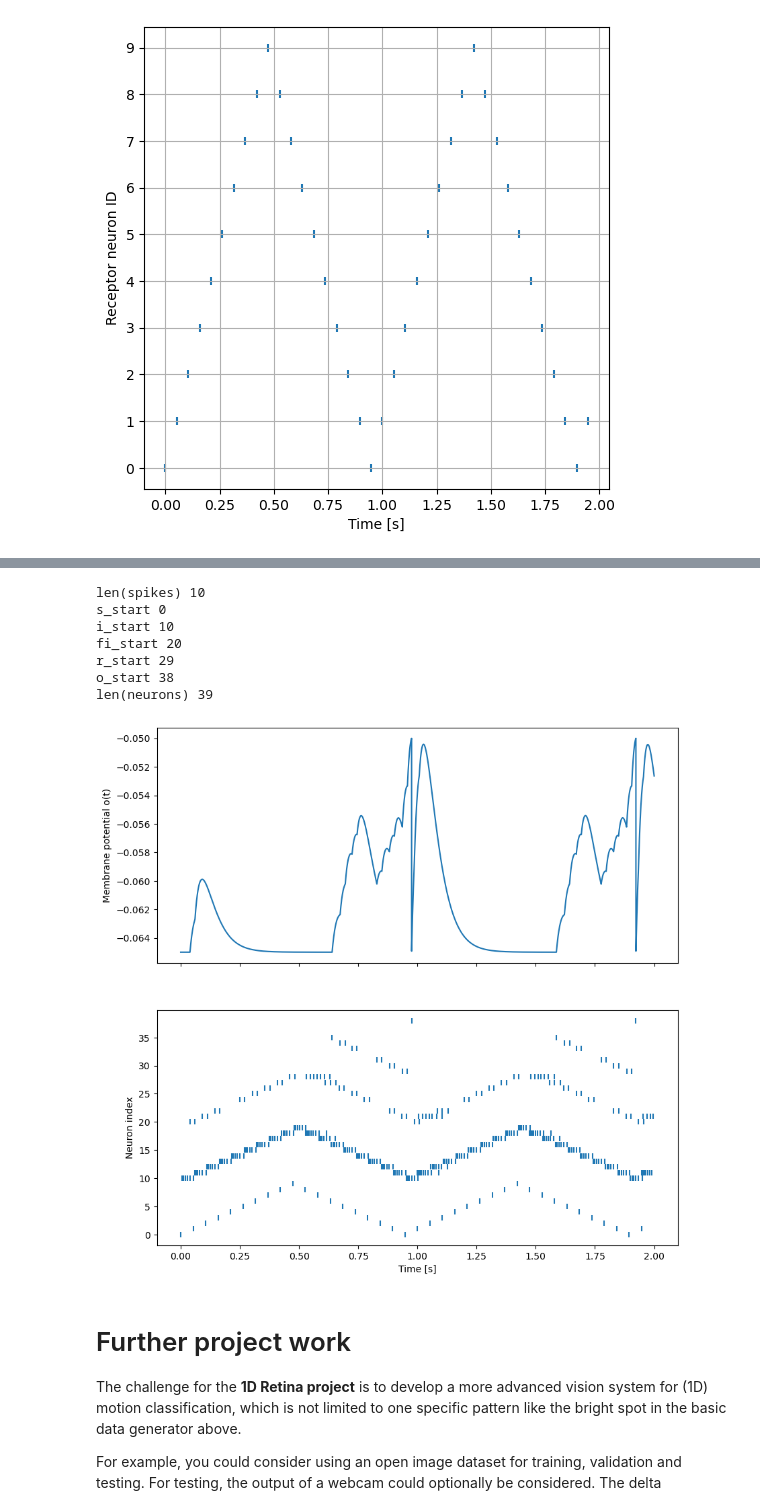
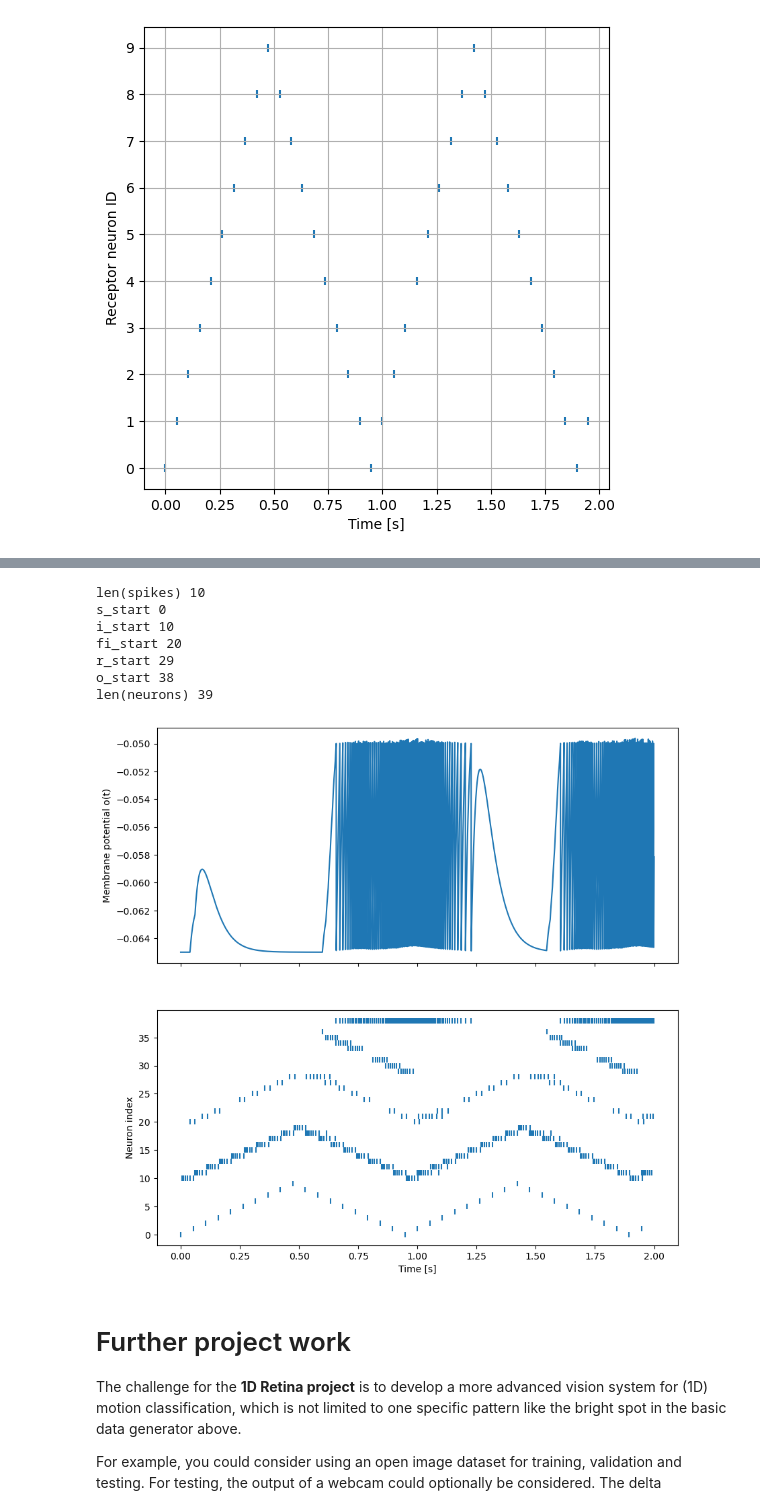
Before and after one commit to jakobkieri/D7046E_project, a Jupyter notebook: 1D_retina_sandbox.ipynb, the cells around one changed output, grey strips where cells are left out. Saved outputs shown, nothing was run; the diff lists cells and outputs as text; code cells hidden in the pictures.

```diff
--- a/1D_retina_sandbox.ipynb
+++ b/1D_retina_sandbox.ipynb
@@ -222,15 +222,15 @@ r[8]['w_syn'][1] = 200e-12
 
 o = lif_neuron(9)
 
-o['w_syn'][0] = 60e-12
-o['w_syn'][1] = 60e-12
-o['w_syn'][2] = 60e-12
-o['w_syn'][3] = 60e-12
-o['w_syn'][4] = 60e-12
-o['w_syn'][5] = 60e-12
-o['w_syn'][6] = 60e-12
-o['w_syn'][7] = 60e-12
-o['w_syn'][8] = 60e-12
+o['w_syn'][0] = 65e-12
+o['w_syn'][1] = 65e-12
+o['w_syn'][2] = 65e-12
+o['w_syn'][3] = 65e-12
+o['w_syn'][4] = 65e-12
+o['w_syn'][5] = 65e-12
+o['w_syn'][6] = 65e-12
+o['w_syn'][7] = 65e-12
+o['w_syn'][8] = 65e-12
 
 
 
@@ -284,34 +284,34 @@ while t < 2:
 
     ts.append(t)
     outputs.append(o['u'])
 
     if len(spikes)>0:
         for s in spikes:
             t_spike.append(t)
             n_spike.append(s)
 
     t += dt
 
 
 plt.rcParams['figure.figsize'] = [10, 10]
 fig,(ax1,ax2) = plt.subplots(2,1, sharex=True)
 ax1.plot(ts,outputs); ax1.set_ylabel('Membrane potential o(t)')
 rasterplot(ax2, t_spike, n_spike,'Time [s]','Neuron index')
 
 
 # With these modifications of the simulator code you should be able to simulate the receptor neurons using
 # spike_generator neurons initialized with the spike time arrays produced by the data generator code above.
 
 # The construction of neurons and configuration of synapses should be done in a similar way as in SNN Exercise 1.
 # %% [output]
 len(spikes) 10
 s_start 0
 i_start 10
 fi_start 20
 r_start 29
 o_start 38
 len(neurons) 39
-[figure, old version]
+[figure, new version]
 # %% [markdown]
 # Further project work
 
```
